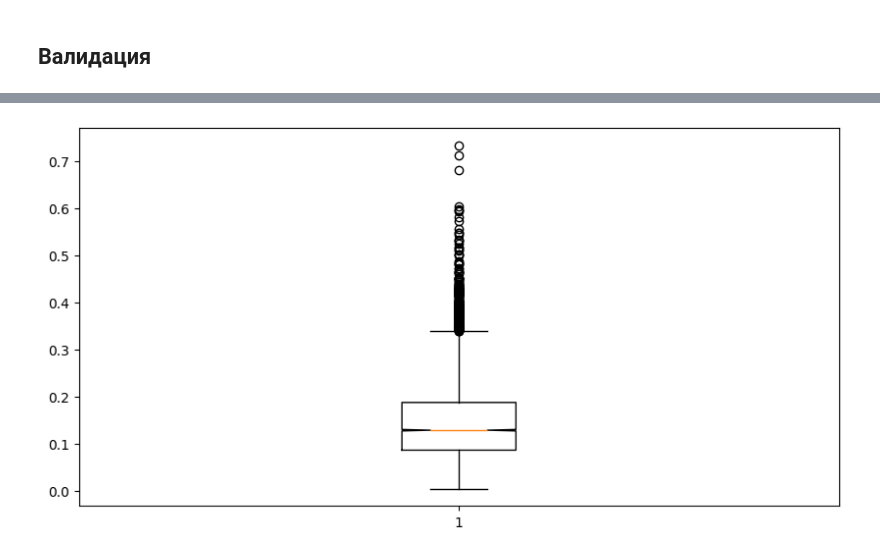
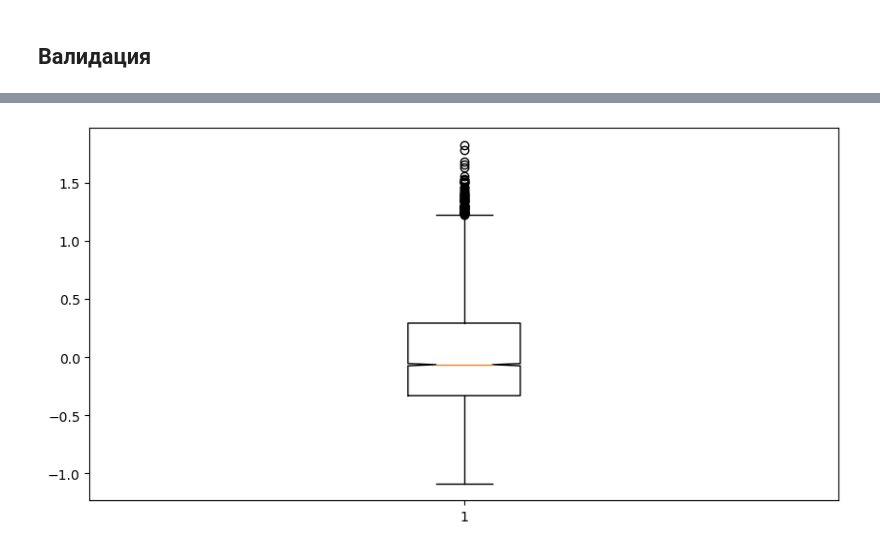
Before and after one commit to kenoma/pytorch-fuzzy, a Jupyter notebook: experiments_anomaly_detection_3.ipynb, the cells around one changed output, grey strips where cells are left out. Cells and saved outputs as stored; diff of their text form; code cells hidden in the pictures.

```diff
--- a/experiments_anomaly_detection_3.ipynb
+++ b/experiments_anomaly_detection_3.ipynb
@@ -289,15 +292,19 @@ real_label =  0
 fake_label = 1
 # %%
 def criterionD(predicted, target):
-    cap_real = torch.clamp(predicted[:, real_label], 0.0, 1.0)
-    cap_fake = torch.clamp(predicted[:, fake_label], 0.0, 0.95)
-    return torch.square(cap_real - torch.where(target == real_label, 1.0, 0.0)).mean() \
-         + torch.square(cap_fake - torch.where(target == real_label, 0.0, 0.95)).mean()
+    mod = torch.square(predicted)
+    cap_real = -mod.log().mean()
+    cap_fake =  mod.log().mean()
+
+    retval = torch.where(target == real_label, cap_real, cap_fake)
+
+    return retval.mean()
 
 def criterionG(predicted, epoch):
-    #cap_g = torch.clamp(predicted[:, real_label], 0.8, 1.0)
-    rnd = torch.rand_like(predicted[:, real_label])
-    return torch.square(predicted[:, real_label] - torch.where(rnd>0.5, 0.9, 1.0)).mean() #-torch.clamp(predicted, 0.0, 1.0).log().max()
+    cap_g = torch.abs(predicted)
+
+    return -cap_g.log().max()
+         #+ torch.square(predicted[:, fake_label] - 0.5).mean()#-torch.clamp(predicted, 0.0, 1.0).log().max()
 # %%
 def get_test_arate_distr(D):
     firing_levels = []
@@ -440,0 +469,22 @@ plt.show()
+# %%
+embedings = []
+labels_expected = []
+with torch.no_grad():
+    for data, target in tqdm(test_loader, desc='Encoding'):
+        data = data.view((-1,1,28,28)).to(device)
+        embeding = D.main(data)
+        embedings.append(embeding.cpu().numpy())
+        labels_expected.append(np.argmax(target.squeeze(1).cpu().numpy(), axis=1))
+embedings = np.concatenate(embedings, axis=0)
+labels_expected = np.concatenate(labels_expected, axis=0)
+plt.figure(figsize=(6, 12))
+
+R, C = 4, 2
+cnt = 1
+for i in range(8):
+    plt.subplot(R, C, cnt)
+    cnt += 1
+    plt.scatter(embedings[:, 2*i], embedings[:, 2*i+1], c=labels_expected, cmap='tab10', s=2)
+    plt.scatter(centroids_fz[i][:,0], centroids_fz[i][:,1])
+#plt.colorbar()
+plt.show()
@@ -441,24 +509,21 @@ plt.show()
 # %%
-y_all = []
 firing_levels = []
 with torch.no_grad():
     for data, target in tqdm(test_loader, desc='Encoding'):
         data = data.view((-1,1,28,28)).to(device)
         rates = D.arate(data)
         #output = D.main(data)
         #r = D.real(output)
-        #rates = 1 - r.sum(dim = 1)
+        #rates = r
 
-        y_all.append(np.argmax(target.cpu().numpy(), axis=1))
         firing_levels.append(rates.cpu().numpy())
 
-y_all = np.concatenate(y_all, axis=0)
 firing_levels = np.concatenate(firing_levels, axis=0)
 fig = plt.figure(figsize =(10, 5))
 plt.boxplot(firing_levels, notch=True, showfliers=True)
 plt.show()
 # %% [output]
-[figure, old version]
+[figure, new version]
 # %%
 firings_emnist = {}
 for m in emnist_mapping:
```
Also changed, not shown: parts of 13 cells of this notebook.
